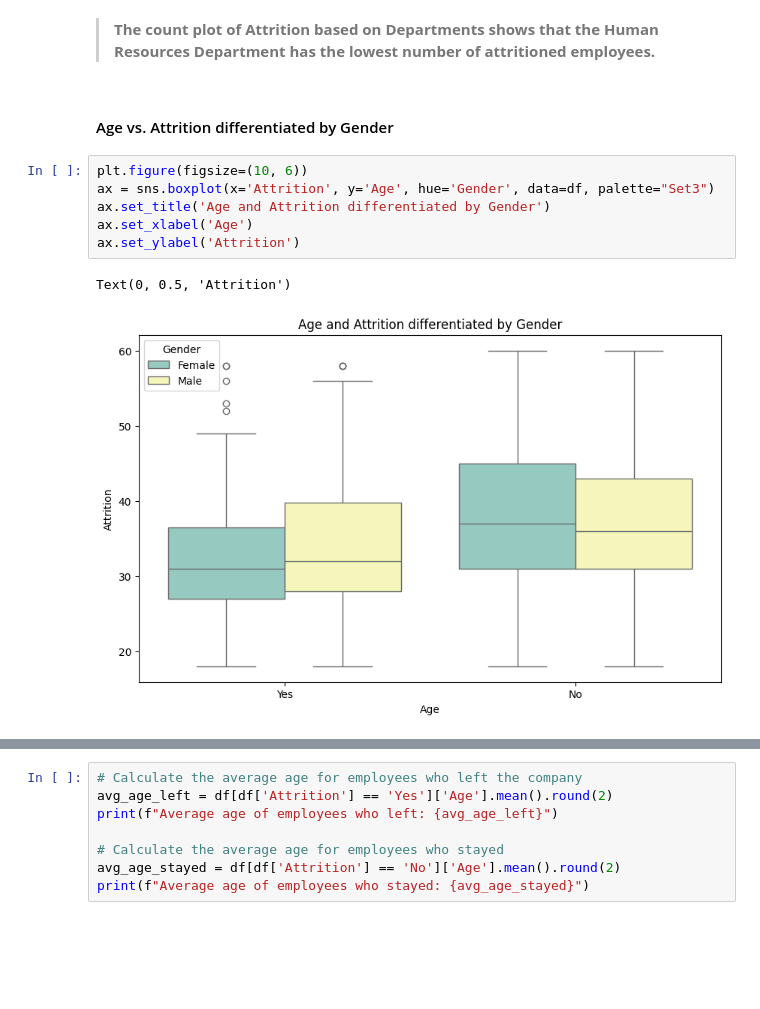
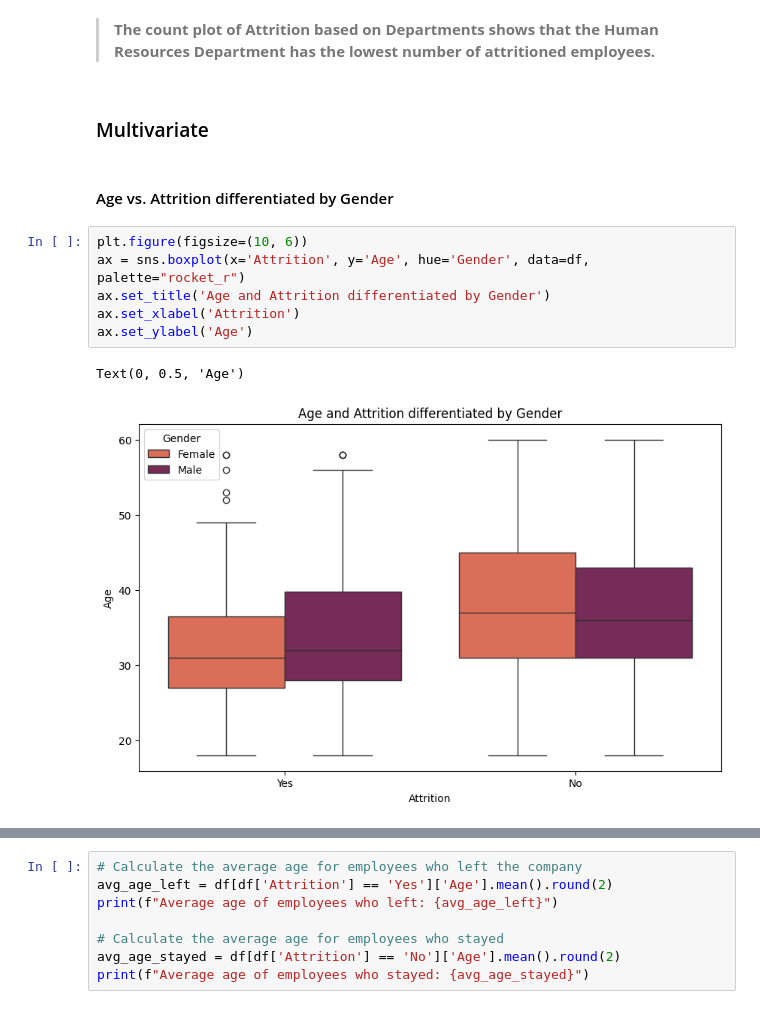
Before and after one commit to Rahafhosari/DataScience2024-2025, a Jupyter notebook: ds_fundamentals_exam_rahaf_hosari.ipynb, the cells around one changed output, grey strips where cells are left out. Saved outputs shown, nothing was run; the diff lists cells and outputs as text; blank space fills up the shorter version.

```diff
--- a/ds_fundamentals_exam_rahaf_hosari.ipynb
+++ b/ds_fundamentals_exam_rahaf_hosari.ipynb
@@ -692,14 +695,16 @@ Text(0, 0.5, 'Number of Employees')
 
 
 > **The count plot of Attrition based on Departments shows that the Human Resources Department has the lowest number of attritioned employees.**
+# %% [markdown]
+### Multivariate
 # %% [markdown]
 #### Age vs. Attrition differentiated by Gender
 # %%
 plt.figure(figsize=(10, 6))
-ax = sns.boxplot(x='Attrition', y='Age', hue='Gender', data=df, palette="Set3")
+ax = sns.boxplot(x='Attrition', y='Age', hue='Gender', data=df, palette="rocket_r")
 ax.set_title('Age and Attrition differentiated by Gender')
-ax.set_xlabel('Age')
-ax.set_ylabel('Attrition')
+ax.set_xlabel('Attrition')
+ax.set_ylabel('Age')
 # %% [output]
-Text(0, 0.5, 'Attrition')
+Text(0, 0.5, 'Age')
-[figure, old version]
+[figure, new version]
```
Also changed, not shown: parts of 45 cells of this notebook.
